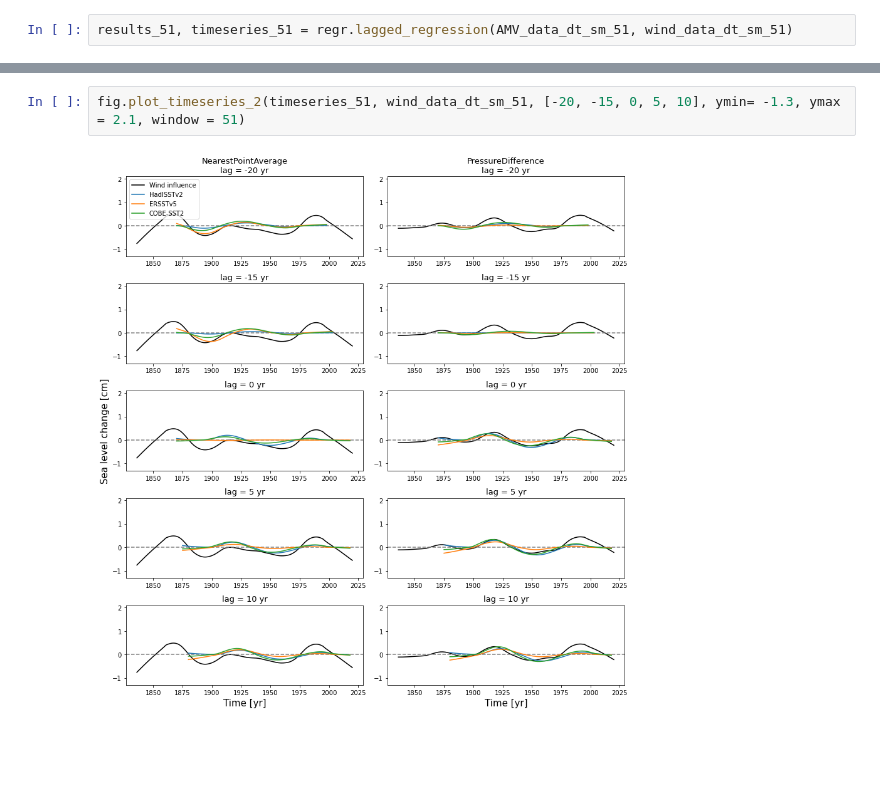
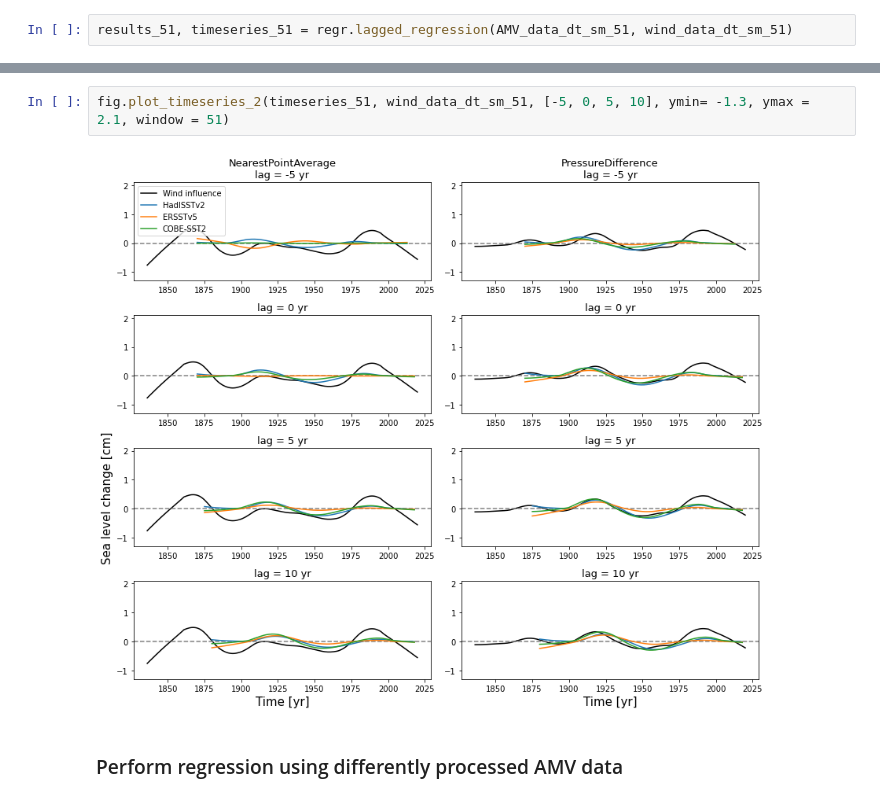
Before and after one commit to iris-keizer/Thesis-KNMI, a Jupyter notebook: AMV/notebooks/lagged_regression_new_methods.ipynb, the cells around one changed output, grey strips where cells are left out. Drawn from its saved outputs; the diff is of its cells as text; blank space fills up the shorter version.

```diff
--- a/AMV/notebooks/lagged_regression_new_methods.ipynb
+++ b/AMV/notebooks/lagged_regression_new_methods.ipynb
@@ -332,4 +349,6 @@ fig.plot_result_2(results_51, 'rmse', 'RMSE [cm]', ymin = 0.0, ymax = 0.5, windo
 # %%
-fig.plot_timeseries_2(timeseries_51, wind_data_dt_sm_51, [-20, -15, 0, 5, 10], ymin= -1.3, ymax = 2.1, window = 51)
+fig.plot_timeseries_2(timeseries_51, wind_data_dt_sm_51, [-5, 0, 5, 10], ymin= -1.3, ymax = 2.1, window = 51)
 # %% [output]
-[figure, old version]
+[figure, new version]
+# %% [markdown]
+### Perform regression using differently processed AMV data
```
Also changed, not shown: parts of 26 cells of this notebook, 7 other files.
